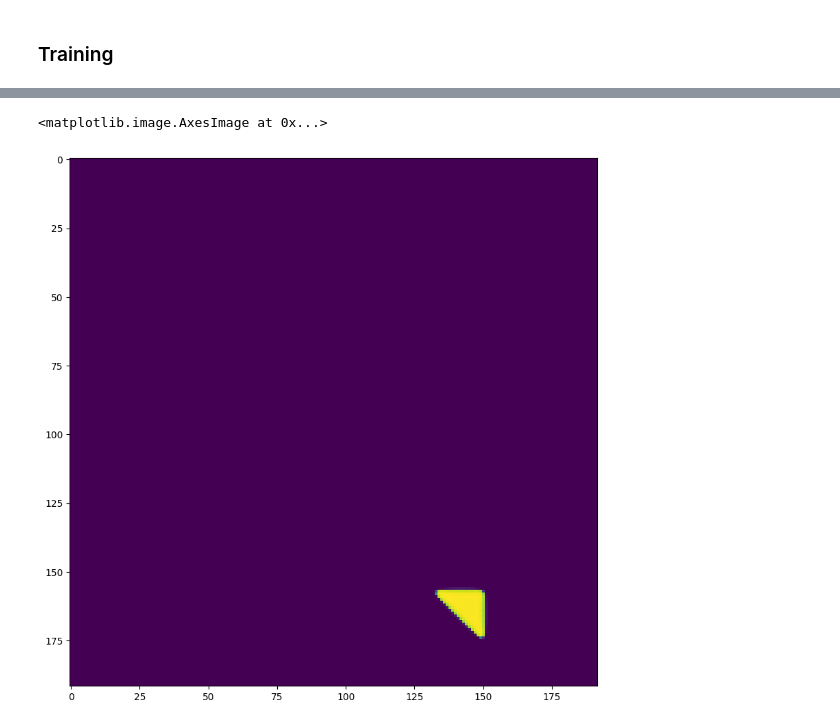
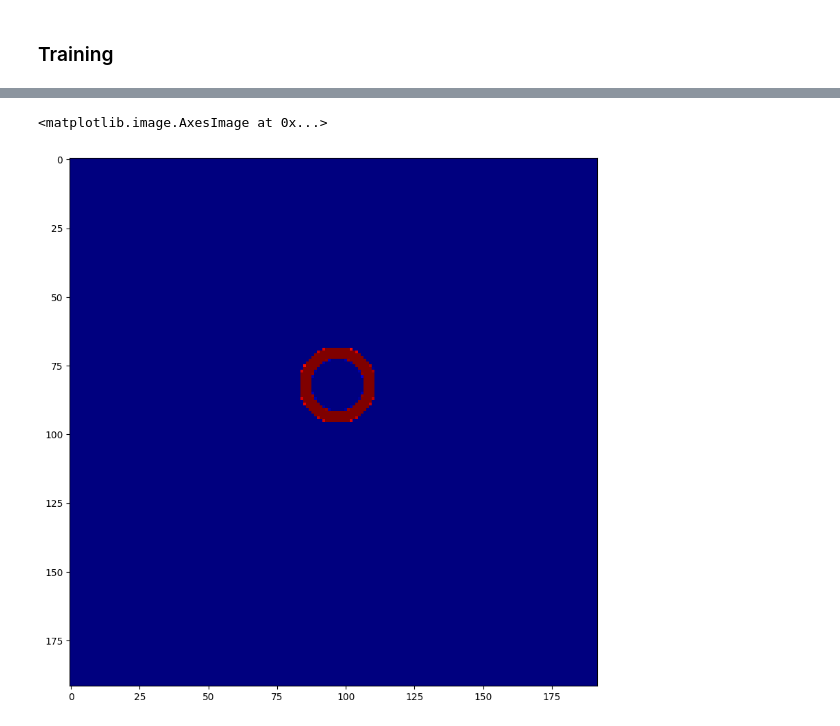
Before and after one commit to wisstock/DEMO, a Jupyter notebook: unet_demo.ipynb, the cells around one changed output, grey strips where cells are left out. Drawn from its saved outputs; the diff is of its cells as text; code cells hidden in the pictures.

Commit message:
3.08.2024: new demo UNet API

```diff
--- a/unet_demo.ipynb
+++ b/unet_demo.ipynb
@@ -552,7 +552,7 @@ class TrainRun():
         image_datasets = {'train': train_set,
                           'val': val_set}
 
-        batch_size = 20
+        batch_size = 10
         dataloaders = {'train': DataLoader(train_set, batch_size=batch_size, shuffle=True, num_workers=0),
                        'val': DataLoader(val_set, batch_size=batch_size, shuffle=True, num_workers=0)}
 
@@ -619,7 +619,7 @@ class TrainRun():
             plt.tight_layout()
             plt.show()
 # %%
-demo_train = TrainRun(UNet, n_epoch=30, n_class=3)
+demo_train = TrainRun(UNet, n_epoch=50, n_class=2)
 demo_train.exexute_train()
 demo_train.execute_test(test_set_size=5)
 # %% [output]
@@ -649,11 +649,11 @@ Best val loss: 0.120551, total train time 32m 7s
 # %%
 one_msk = torch.tensor(demo_train.pred[0])
 one_msk = torch.swapdims(torch.cat((one_msk, torch.unsqueeze(torch.zeros_like(one_msk[0]), 0)), dim=0),0,-1)
 # a = torch.swapdims(demo_train.inputs.cpu()[0], 0, -1).to(torch.uint8)
 
 plt.figure(figsize=(10,10))
-plt.imshow(one_msk[...,0])
+plt.imshow(one_msk[...,1], cmap='jet')
 # %% [output]
 <matplotlib.image.AxesImage at 0x...>
-[figure, old version]
+[figure, new version]
 # %%
```
Also changed, not shown: parts of 6 cells of this notebook, 1 other file.
